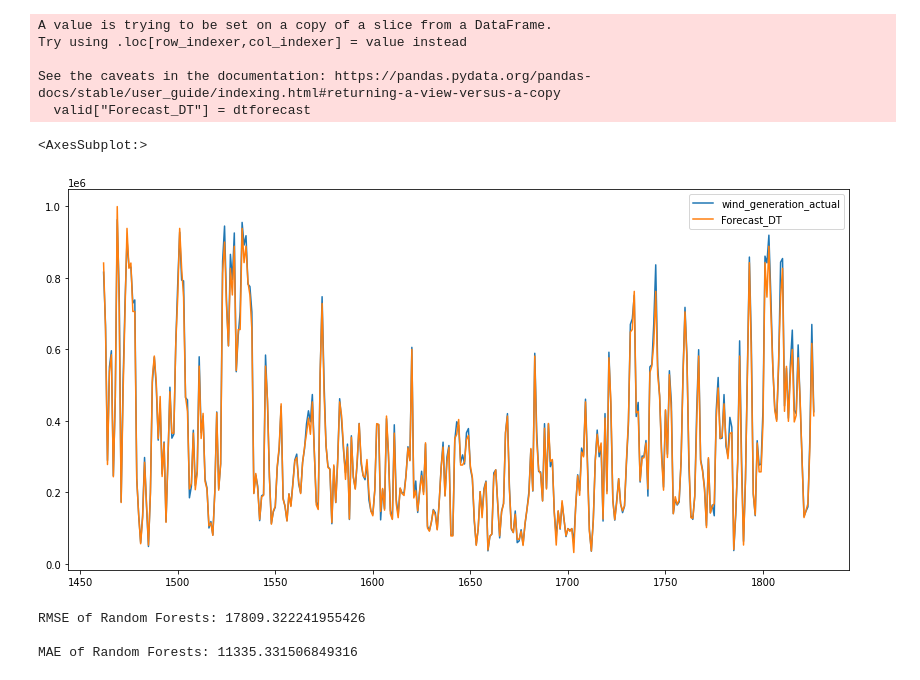
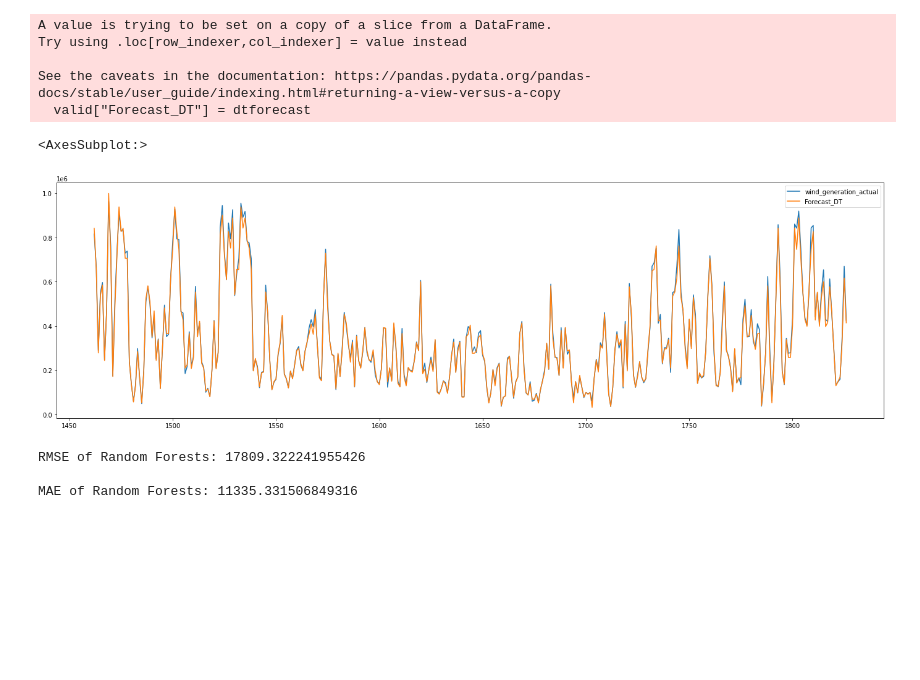
Before and after one commit to jeelmakani/wind-energy-forecasting, a Jupyter notebook: wind_enery_forecasting/Decision Tree .ipynb, the cells around one changed output. Cells and saved outputs as stored; diff of their text form; code cells hidden in the pictures; blank space fills up the shorter version.

```diff
--- a/wind_enery_forecasting/Decision Tree .ipynb
+++ b/wind_enery_forecasting/Decision Tree .ipynb
@@ -38,10 +38,10 @@ Try using .loc[row_indexer,col_indexer] = value instead
 See the caveats in the documentation: https://pandas.pydata.org/pandas-docs/stable/user_guide/indexing.html#returning-a-view-versus-a-copy
   valid["Forecast_DT"] = dtforecast
 # %%
-valid[["wind_generation_actual", "Forecast_DT"]].plot(figsize=(14, 7))
+valid[["wind_generation_actual", "Forecast_DT"]].plot(figsize=(24, 7))
 # %% [output]
 <AxesSubplot:>
-[figure, old version]
+[figure, new version]
 # %%
 rf_rmse = np.sqrt(mean_squared_error(valid["wind_generation_actual"], valid.Forecast_DT))
 rf_mae = mean_absolute_error(valid["wind_generation_actual"], valid.Forecast_DT)
```
Also changed, not shown: 4 other files.
